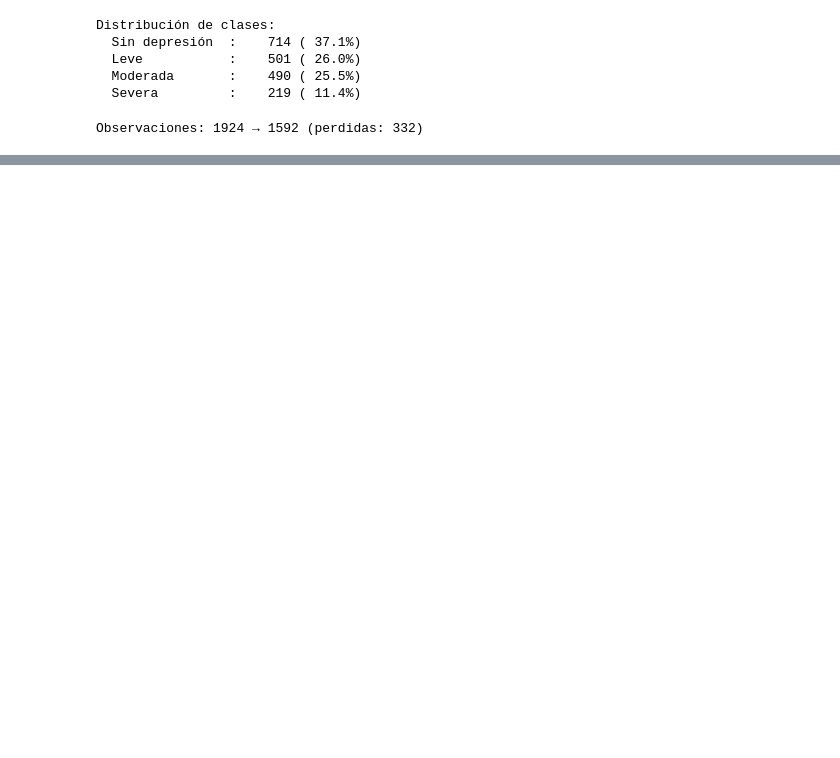
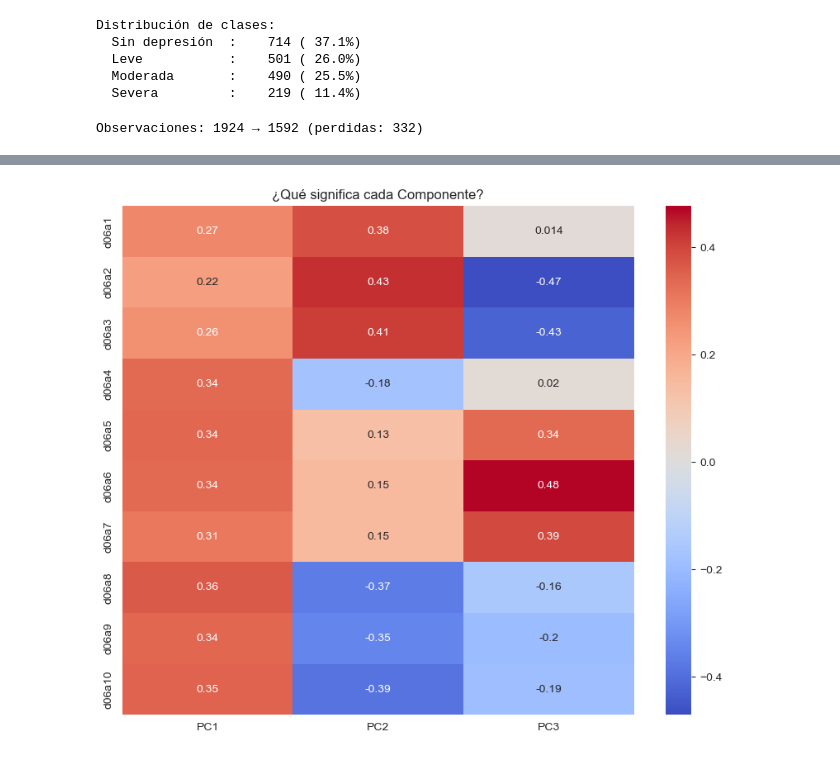
Before and after one commit to PSN-01/MD_proyecto_final, a Jupyter notebook: final.ipynb, the cells around one changed output, grey strips where cells are left out. Saved outputs shown, nothing was run; the diff lists cells and outputs as text; code cells hidden in the pictures; blank space fills up the shorter version.

```diff
--- a/final.ipynb
+++ b/final.ipynb
@@ -96,0 +140,25 @@ Observaciones: 1924 → 1592 (perdidas: 332)
+# %%
+# ==========================================
+# 5. INTENTO DE PCA (NO JUZGAR ESTUVO DIFICIL)
+# ==========================================
+cols_alimentacion = ft_alimentarias
+X = df_analisis[cols_alimentacion]
+
+scaler = StandardScaler()
+X_scaled = scaler.fit_transform(X)
+
+pca = PCA()
+components = pca.fit_transform(X_scaled)
+
+explained_var = pca.explained_variance_ratio_ * 100
+cum_var = np.cumsum(explained_var)
+eigenvalues = pca.explained_variance_
+
+print(f"{'Comp':<5} | {'Eigenvalor':<10} | {'Varianza':<10} | {'Acumulado':<10}")
+print("-" * 45)
+
+for i in range(len(eigenvalues)):
+
+    print(f"PC{i+1:<3} | {eigenvalues[i]:<10.4f} | {explained_var[i]:<10.2f} | {cum_var[i]:<10.2f}")
+
+df_pca = pd.DataFrame(components, columns=[f'PC{i + 1}' for i in range(len(eigenvalues))])
@@ -96,0 +178,15 @@ Observaciones: 1924 → 1592 (perdidas: 332)
+# %%
+pca_weights = pd.DataFrame(
+    pca.components_.T,
+    columns=[f'PC{i+1}' for i in range(len(cols_alimentacion))],
+    index=cols_alimentacion
+)
+
+final_weights = pca_weights.iloc[:, :3]
+
+plt.figure(figsize=(10, 8))
+sns.heatmap(final_weights, annot=True, cmap='coolwarm', center=0)
+plt.title("¿Qué significa cada Componente?")
+plt.show()
+# %% [output]
+[figure, added]
```
Also changed, not shown: parts of 5 cells of this notebook, 1 other file.
